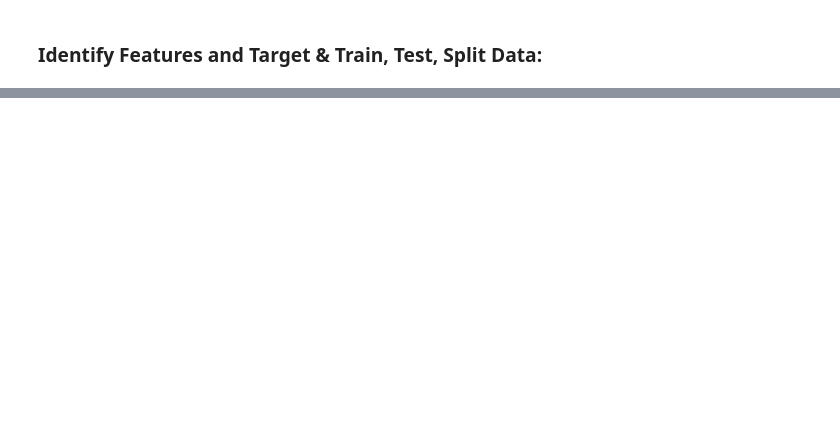
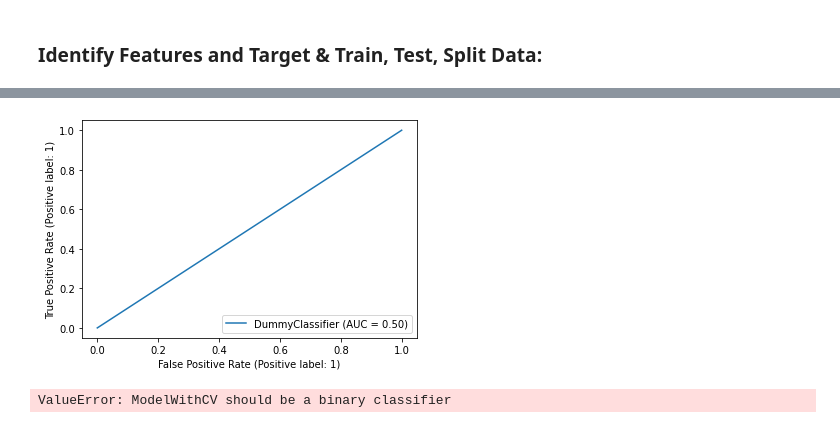
Before and after one commit to morgannash1/hotel_reservations, a Jupyter notebook: notebook.ipynb, the cells around one changed output, grey strips where cells are left out. Drawn from its saved outputs; the diff is of its cells as text; code cells hidden in the pictures; blank space fills up the shorter version.

```diff
--- a/notebook.ipynb
+++ b/notebook.ipynb
@@ -387,0 +422,16 @@ Cleaned: 36197
+# %%
+# 1. Initialize the Dummy Model
+# Strategy: Predict the majority class ('Not_Canceled' or 0) every time.
+dummy_model = DummyClassifier(strategy='most_frequent', random_state=42)
+
+# 2. Train and Predict
+dummy_model.fit(X_train_num, y_train_num)
+y_pred_dummy = dummy_model.predict(X_test_num)
+
+# 3. Evaluate the Baseline
+print("\n--- Dummy Classifier Baseline Results (Predicting Not_Canceled) ---")
+print("Confusion Matrix:")
+print(confusion_matrix(y_test_num, y_pred_dummy))
+
+print("\nClassification Report (Focus on Canceled = 1):")
+print(classification_report(y_test_num, y_pred_dummy, target_names=['Not_Canceled (0)', 'Canceled (1)']))
@@ -451,0 +560,8 @@ class ModelWithCV():
+# %%
+plot_roc_curve(dummy_model, X_train_num, y_train);
+# %% [output]
+[figure, added]
+# %%
+plot_roc_curve(lr_cv, X_train_num, y_train);
+# %% [output]
+ValueError: ModelWithCV should be a binary classifier
```
Also changed, not shown: parts of 21 cells of this notebook, 1 other file.
